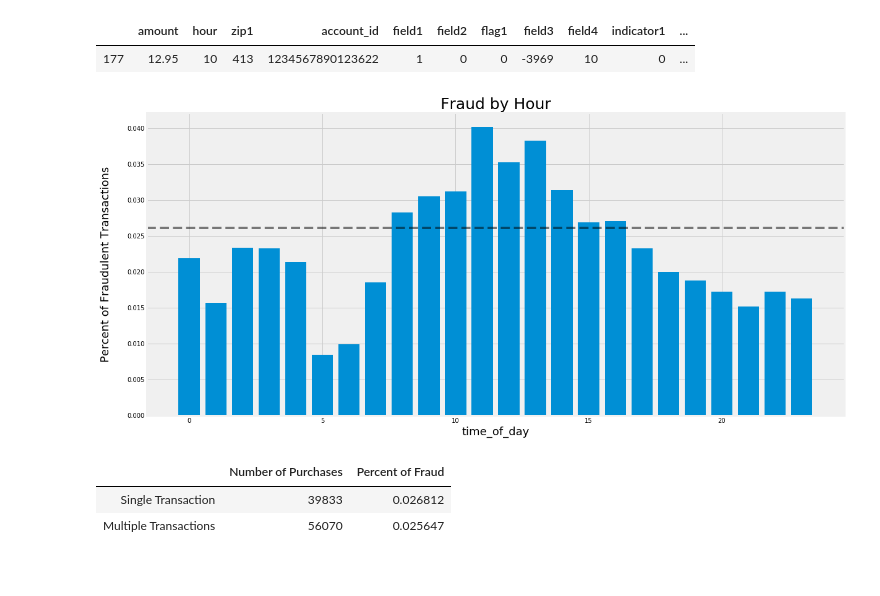
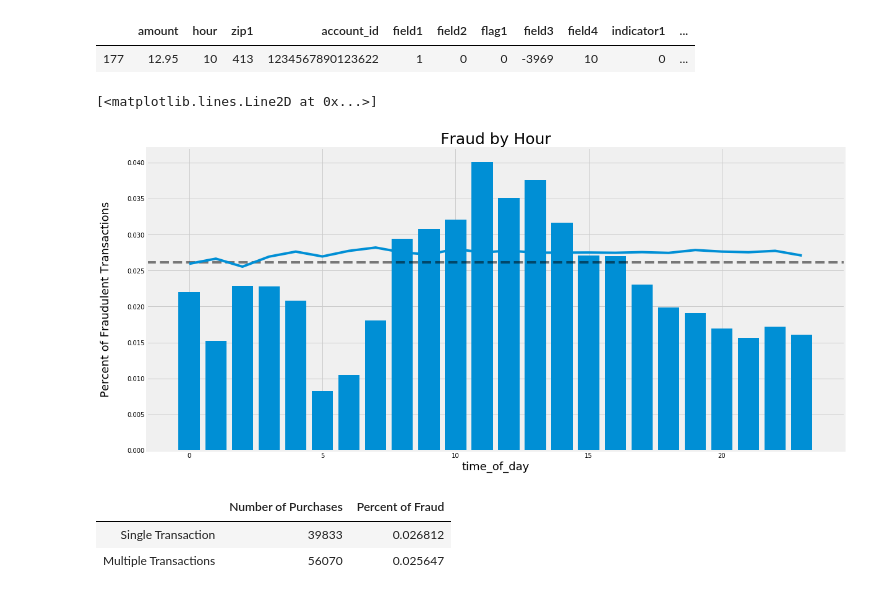
Before and after one commit to isaac-campbell-smith/BernoulliTrials_and_Tribulations, a Jupyter notebook: EDA.ipynb, the cells around one changed output. Drawn from its saved outputs; the diff is of its cells as text; code cells hidden in the pictures.

```diff
--- a/EDA.ipynb
+++ b/EDA.ipynb
@@ -148,5 +153,3 @@ df.pop('state1')
 98093    NY
 98094    VA
 Name: state1, Length: 98095, dtype: object
-# %%
-df.pop('zip1')
@@ -380,14 +376,16 @@ df[df.zip1 == 413]
 # %%
 fig, ax = plt.subplots(figsize=(18, 9))
 likes = df.groupby('hour').fraud.mean()
 ax.set_title('Fraud by Hour', fontsize=25)
 ax.set_xlabel('time_of_day', fontsize=18)
 ax.set_ylabel('Percent of Fraudulent Transactions', fontsize=18, labelpad=25)
 ax.axhline(df.fraud.mean(), color='k', linestyle='--', alpha=.5)
 ax.bar(likes.index, likes)
+ax.plot(likes.index, df.groupby('hour').amount.mean()/1000)
 #fig.savefig('visuals/fraudbyhour.png')
 # %% [output]
+[<matplotlib.lines.Line2D at 0x...>]
-[figure, old version]
+[figure, new version]
 # %%
 user_mask = df.custAttr1.value_counts()[(df.custAttr1.value_counts() > 1)].index
 # %%
```
Also changed, not shown: parts of 19 cells of this notebook, 2 other files.
